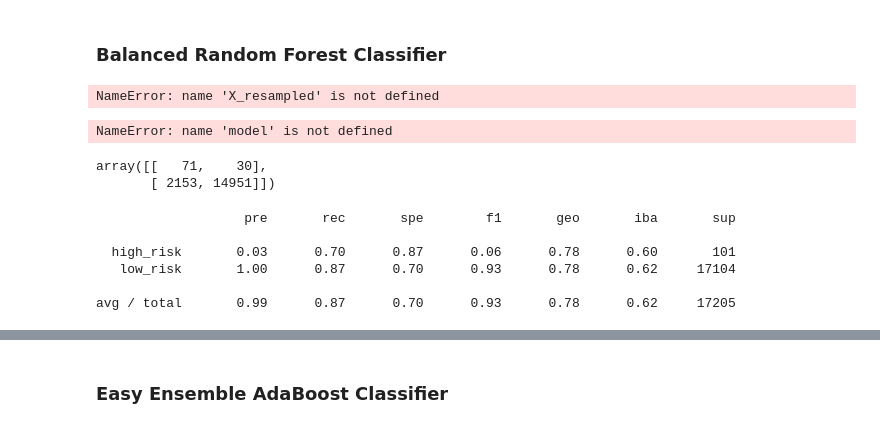
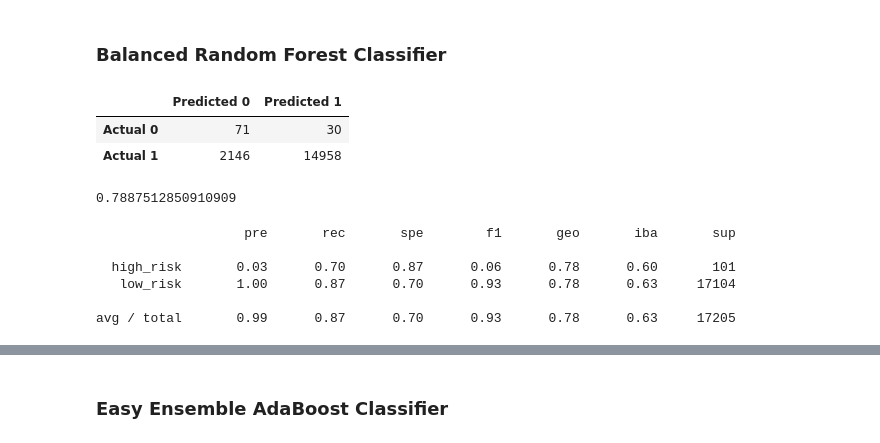
Before and after one commit to Fkourouma1/Credit_Risk_Analysis, a Jupyter notebook: Credit_Risk_Analysis/credit_risk_ensemble.ipynb, the cells around one changed output, grey strips where cells are left out. Drawn from its saved outputs; the diff is of its cells as text; code cells hidden in the pictures.

```diff
--- a/Credit_Risk_Analysis/credit_risk_ensemble.ipynb
+++ b/Credit_Risk_Analysis/credit_risk_ensemble.ipynb
@@ -209,37 +209,35 @@ from sklearn.metrics import confusion_matrix, accuracy_score, classification_rep
 rf_model = BalancedRandomForestClassifier(n_estimators=100, random_state=1)
 # Fitting the model
 rf_model = rf_model.fit(X_train_scaled, y_train)
-# %%
-from sklearn.linear_model import LogisticRegression
-model = LogisticRegression(solver='lbfgs', random_state=1)
-model.fit(X_resampled, y_resampled)
-# %% [output]
-NameError: name 'X_resampled' is not defined
 # %%
 # Display the confusion matrix
-from sklearn.metrics import confusion_matrix
-y_pred = model.predict(X_test)
-rand_cm=confusion_matrix(y_test, y_pred)
+# Making predictions using the testing data.
+predictions = rf_model.predict(X_test_scaled)
+# Calculating the confusion matrix.
+rf_cm = confusion_matrix(y_test, predictions)
 # Create a DataFrame from the confusion matrix.
-rand_cm_df = pd.DataFrame(rand_cm, index=["Actual 0", "Actual 1"], columns=["Predicted 0", "Predicted 1"])
-rand_cm_df
+rf_cm_df = pd.DataFrame(rf_cm, index=["Actual 0", "Actual 1"], columns=["Predicted 0", "Predicted 1"])
+rf_cm_df
 # %% [output]
-NameError: name 'model' is not defined
+|  | Predicted 0 | Predicted 1 |
+| Actual 0 | 71 | 30 |
+| Actual 1 | 2146 | 14958 |
 # %%
 # Calculated the balanced accuracy score
 from sklearn.metrics import balanced_accuracy_score
-rand_bal_acc_score=balanced_accuracy_score(y_test, y_pred)
-rand_bal_acc_score
+rf_bal_acc_score= balanced_accuracy_score(y_test, predictions)
+rf_bal_acc_score
 # %% [output]
-array([[   71,    30],
-       [ 2153, 14951]])
+0.7887512850910909
 # %%
 # Print the imbalanced classification report
-# YOUR CODE HERE
+from imblearn.metrics import classification_report_imbalanced
+rf_class_rpt=(classification_report_imbalanced(y_test, predictions))
+print(rf_class_rpt)
 # %% [output]
                    pre       rec       spe        f1       geo       iba       sup
 
   high_risk       0.03      0.70      0.87      0.06      0.78      0.60       101
-   low_risk       1.00      0.87      0.70      0.93      0.78      0.62     17104
+   low_risk       1.00      0.87      0.70      0.93      0.78      0.63     17104
 
-avg / total       0.99      0.87      0.70      0.93      0.78      0.62     17205
+avg / total       0.99      0.87      0.70      0.93      0.78      0.63     17205
```
Also changed, not shown: parts of 12 cells of this notebook, 10 other files.
